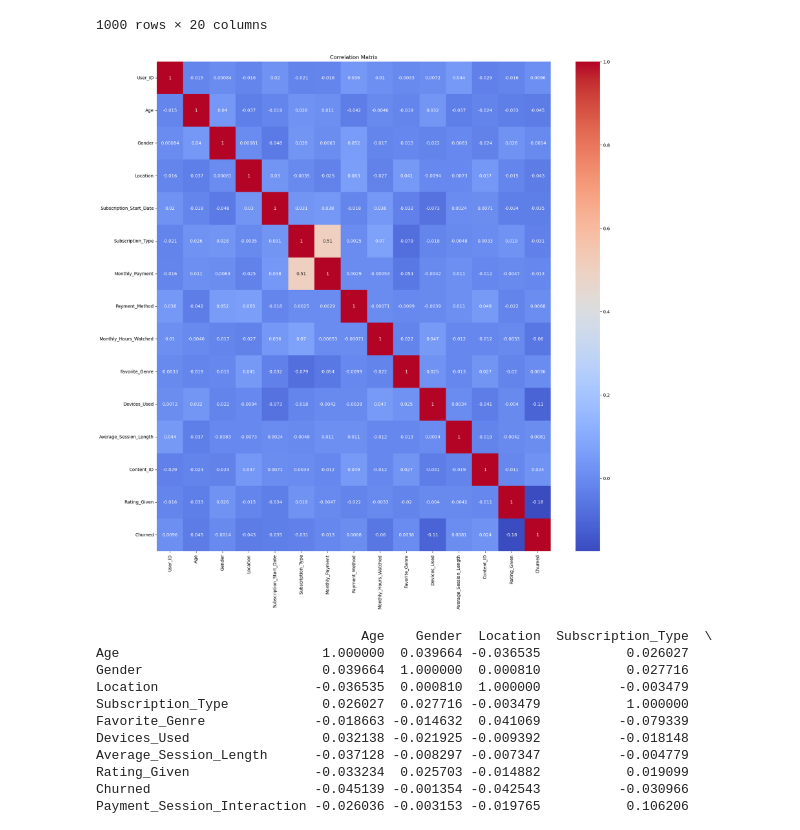
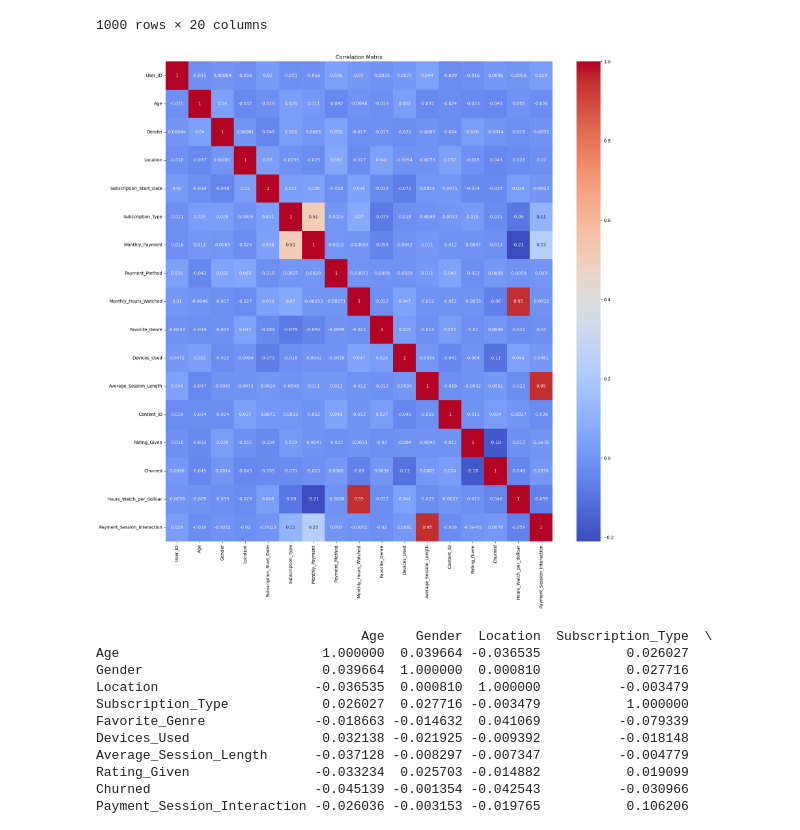
Before and after one commit to qmdismnp/Schulich_DS_MBAN, a Jupyter notebook: assignment one.ipynb, the cells around one changed output. Drawn from its saved outputs; the diff is of its cells as text; code cells hidden in the pictures.

```diff
--- a/assignment one.ipynb
+++ b/assignment one.ipynb
@@ -326,11 +362,11 @@ not_churned = df[df['Churned'] == 0]
 # %%
 # Plot correlation matrix
 plt.figure(figsize = (20,20))
-sns.heatmap(df.iloc[:,:15].corr(), annot=True,cmap='coolwarm')
+sns.heatmap(df.drop(columns=['Date_of_Churn','Reason_for_Churn','Subscription_Time_Length']).corr(), annot=True,cmap='coolwarm')
 plt.title('Correlation Matrix')
 plt.show()
 # %% [output]
-[figure, old version]
+[figure, new version]
 # %%
 print(df[['Age','Gender','Location','Subscription_Type','Favorite_Genre','Devices_Used', 'Average_Session_Length','Rating_Given', 'Churned', 'Payment_Session_Interaction', 'Hours_Watch_per_dolloar']].corr())
 # %% [output]
```
Also changed, not shown: parts of 17 cells of this notebook.
